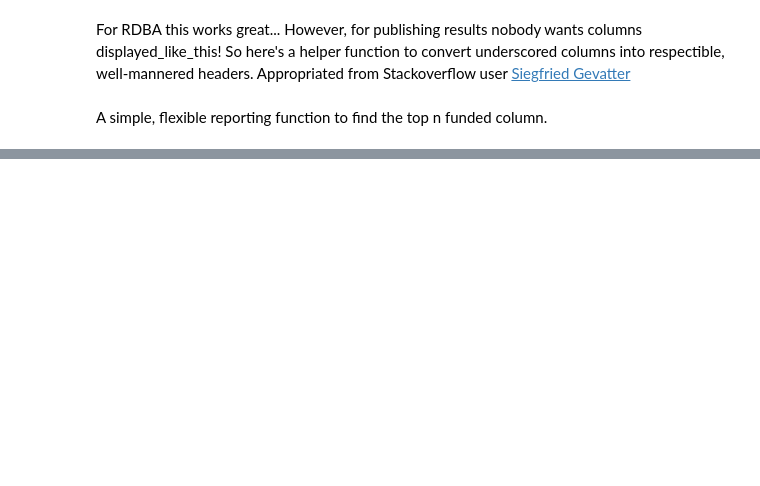
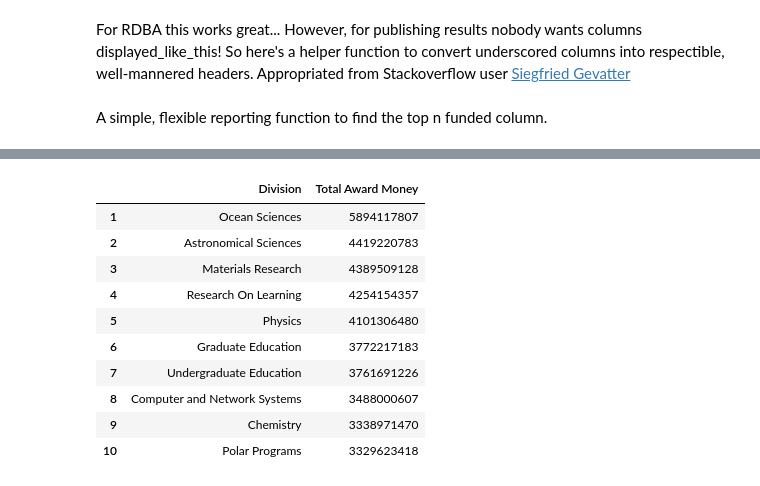
Before and after one commit to yinleon/NSF, a Jupyter notebook: nsf.ipynb, the cells around one changed output, grey strips where cells are left out. Saved outputs shown, nothing was run; the diff lists cells and outputs as text; code cells hidden in the pictures; blank space fills up the shorter version.

```diff
--- a/nsf.ipynb
+++ b/nsf.ipynb
@@ -146,0 +99,11 @@ Scraped 13092 records in 114.8 sec.
+# %%
+f1 = 0
+f2 = 0
+x = 0
+for i in range(10000):
+    f1 += find1()
+    f2 += find2()
+    x += xpath()
+print(f1/10000)
+print(f2/10000)
+print(x/10000)
@@ -171,14 +478,15 @@ def beautify(underscored_word):
         return ' '.join(x.capitalize() or '_' for x in underscored_word.split('_'))
     else:
         return underscored_word
+# %%
+def beautify1(camelCaseWord):
+    # check for acronym
+    return(''.join(map(lambda x: x if x.islower() else " "+x, camelCaseWord)))
 # %% [markdown]
 A simple, flexible reporting function to find the top n funded column.
 # %%
 def top_funds(col,n):
-    top_fund_col = []
-    for uni in award_df[col].unique():
-        top_fund_col.append(
-            {beautify(col):uni, "Total Award Money" : award_df[award_df[col]==uni].award_amount.sum()})
+    top_fund_col = [{beautify1(col):uni, "Total Award Money" : award_df.loc[award_df[col]==uni]['AwardAmount'].sum()} for uni in award_df[col].unique()]
     fund_df = pd.DataFrame(sorted(top_fund_col, key=lambda k: k['Total Award Money'], reverse=True))
     fund_df.index = fund_df.index+1
     return fund_df[:n]
@@ -188,0 +533,14 @@ top_funds('division',5)
+# %%
+top_funds('Division',10)
+# %% [output]
+|  | Division | Total Award Money |
+| 1 | Ocean Sciences | 5894117807 |
+| 2 | Astronomical Sciences | 4419220783 |
+| 3 | Materials Research | 4389509128 |
+| 4 | Research On Learning | 4254154357 |
+| 5 | Physics | 4101306480 |
+| 6 | Graduate Education | 3772217183 |
+| 7 | Undergraduate Education | 3761691226 |
+| 8 | Computer and Network Systems | 3488000607 |
+| 9 | Chemistry | 3338971470 |
+| 10 | Polar Programs | 3329623418 |
```
Also changed, not shown: parts of 32 cells of this notebook.
